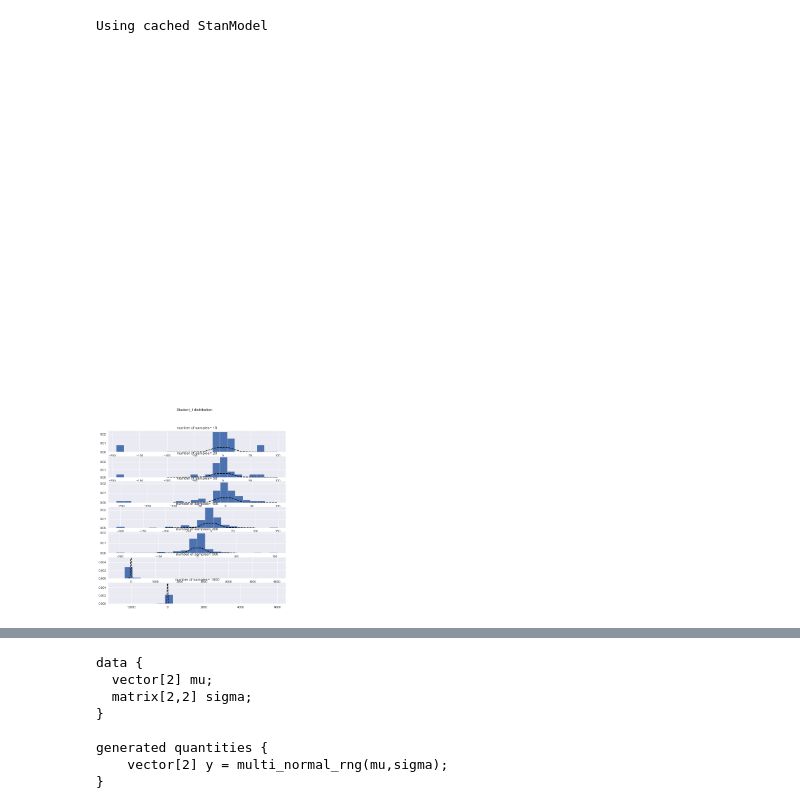
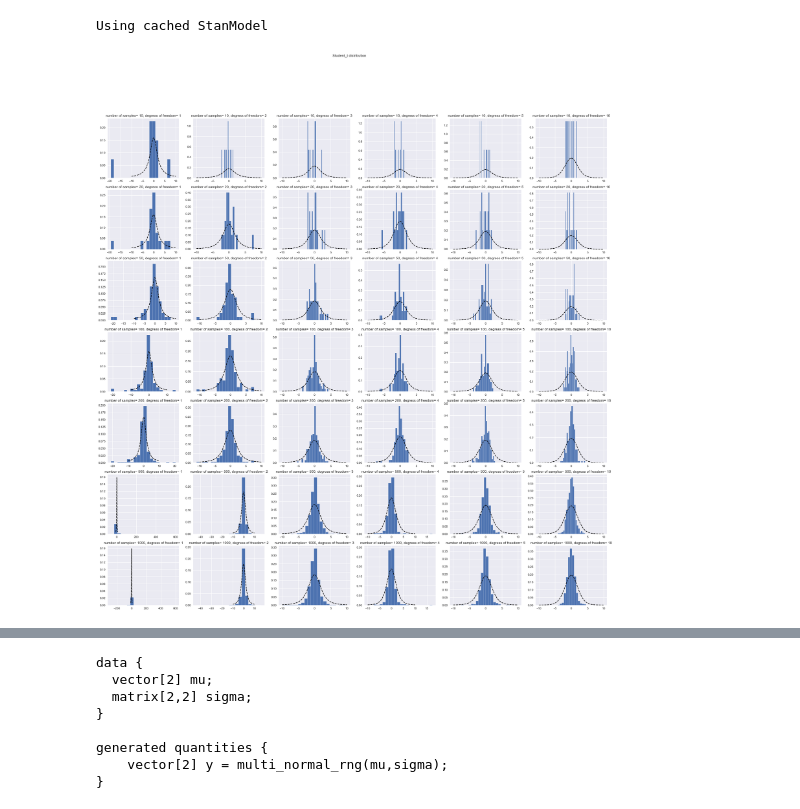
Before and after one commit to rafalsiniewicz/Data_analytics, a Jupyter notebook: lab3/lab3.ipynb, the cells around one changed output, grey strips where cells are left out. Cells and saved outputs as stored; diff of their text form; code cells hidden in the pictures.

```diff
--- a/lab3/lab3.ipynb
+++ b/lab3/lab3.ipynb
@@ -275,10 +286,4 @@ sim=model_ppc.sampling(data=data_sim,algorithm="Fixed_param", iter=R, warmup=0,
 params_sim=sim.extract()
 nbin_disp=params_sim['nbin_disp']
 poisson_disp=params_sim['poisson_disp']
-# %%
-nbin_pdf_eq = stats.nbinom(phi, phi/(mu+phi))
-x=np.linspace(0, 100, 101)
-nbin_pmf_disp = []
-for i in range(0, len(x)):
-    nbin_pmf_disp.append( nbin_pdf_eq.pmf( x[i] ))
 # %%
@@ -317,34 +327,35 @@ model_ppc=stan_utility.compile_model('student_t_df.stan')
 Using cached StanModel
 # %%
 df = 1
-mu = 1
-sigma = 10
+mu = 0
+sigma = 1
 R_dict=[10, 20, 50, 100,200,500,1000]
-data_sim=dict(df=df, mu=mu,sigma=sigma)
-sim_dict = []
+df_list=[1,2,3,4,5,10]
+
 y_dict = []
 for i in range(0,len(R_dict)):
-    sim_dict.append(model_ppc.sampling(data=data_sim,
-                      algorithm="Fixed_param",
-                      iter=R_dict[i],
-                      warmup=0,
-                      chains=1,
-                      seed=29042020))
-    y_dict.append(sim_dict[i].extract()['y'])
+    for j in df_list:
+        data_sim=dict(df=j, mu=mu,sigma=sigma)
+        sim_dict=(model_ppc.sampling(data=data_sim,
+                          algorithm="Fixed_param",
+                          iter=R_dict[i],
+                          warmup=0,
+                          chains=1,
+                          seed=29042020))
+        y_dict.append(sim_dict.extract()['y'])
 # %%
-x=np.linspace(-100,100,10)
-
-fig, axes = plt.subplots(len(R_dict), 1, figsize=(10, 10))
+x=np.linspace(-10, 10 ,100)
+fig, axes = plt.subplots(len(R_dict), len(df_list), figsize=(30,30))
 
 fig.suptitle('Student_t distribution')
 for i in range(0,len(R_dict)):
-    ax=axes[i]
-    ax.hist(y_dict[i],bins=20,edgecolor='white',density=True)
-    ax.plot(x,stats.t.pdf(x,df=1,loc=0,scale=2),color='black',linestyle='--')
-    ax.annotate('Prior',xy=(3,0.06),xytext=(5,0.13),arrowprops={'arrowstyle':'->'})
-    ax.set_title(r'number of samples= {}'.format(R_dict[i]))
+    for j in range(0,len(df_list)):
+        ax=axes[i][j]
+        ax.hist(y_dict[i*len(df_list)+j],bins=20,edgecolor='white',density=True)
+        ax.plot(x,stats.t.pdf(x,df=df_list[j],loc=0,scale=2),color='black',linestyle='--')
+        ax.set_title(r'number of samples= {}, degress of freedom= {}'.format(R_dict[i], df_list[j]))
 
 
 plt.show()
 # %% [output]
-[figure, old version]
+[figure, new version]
```
Also changed, not shown: parts of 22 cells of this notebook, 2 other files.
